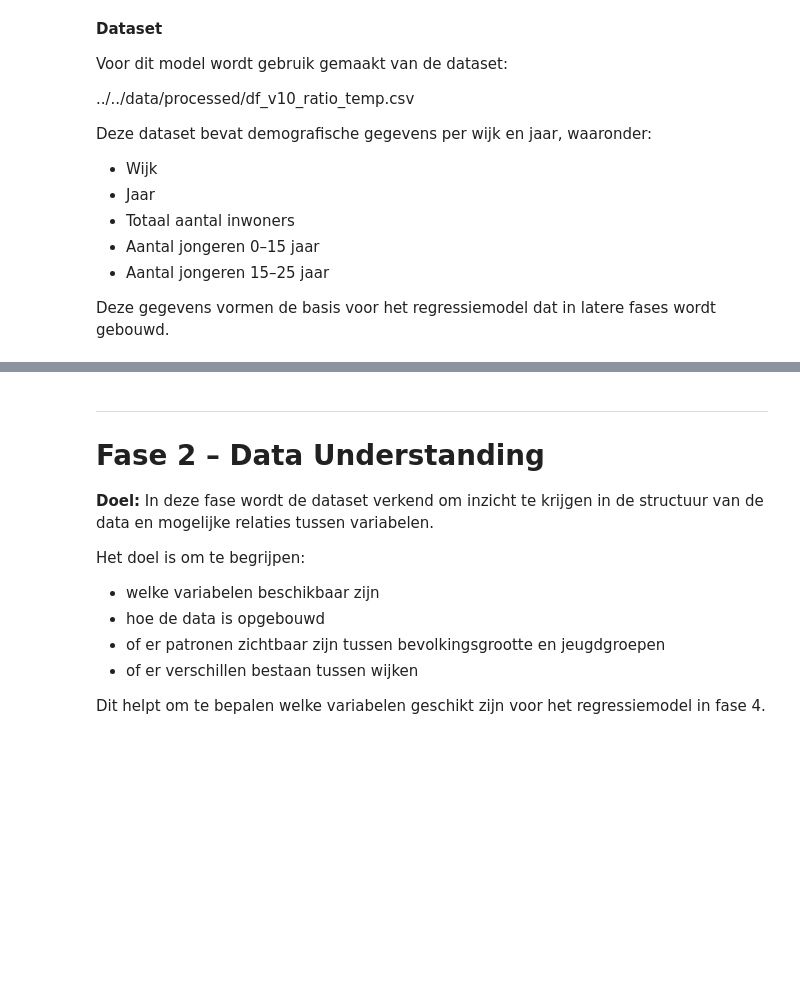
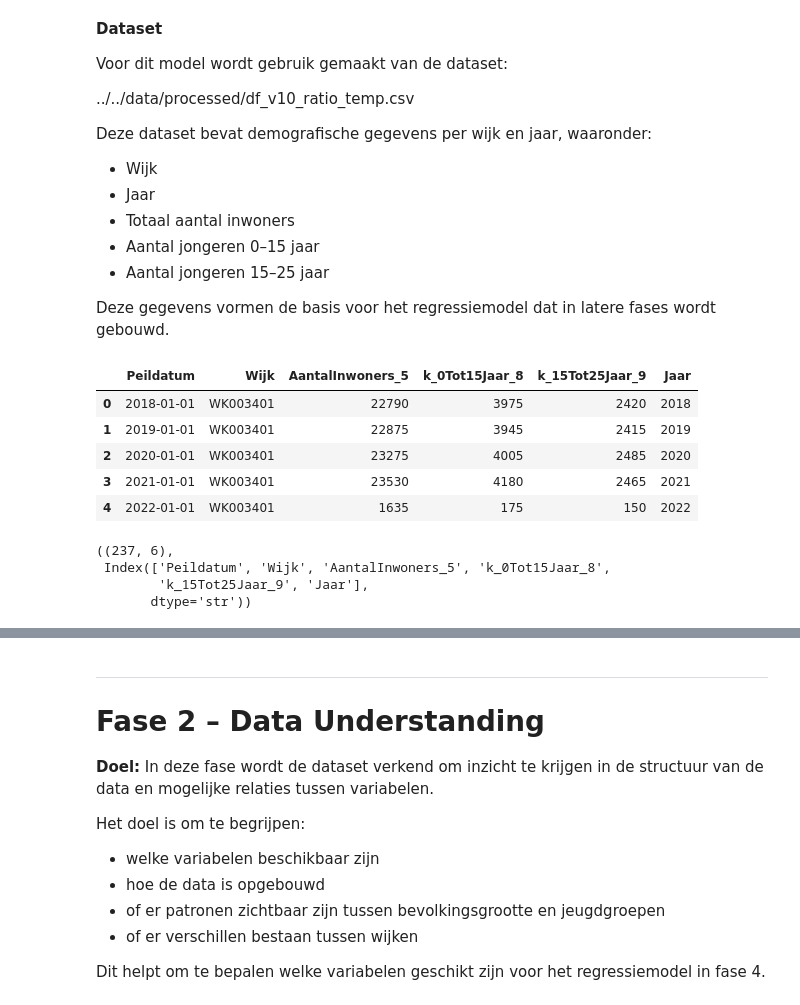
Before and after one commit to Ismael-991/almere-jeugd-voorspelling, a Jupyter notebook: notebooks/individual/Faysal_notebook.ipynb, the cells around one changed output, grey strips where cells are left out. Cells and saved outputs as stored; diff of their text form; code cells hidden in the pictures; blank space fills up the shorter version.

```diff
--- a/notebooks/individual/Faysal_notebook.ipynb
+++ b/notebooks/individual/Faysal_notebook.ipynb
@@ -67,3 +67,25 @@ Deze dataset bevat demografische gegevens per wijk en jaar, waaronder:
 - Aantal jongeren 15–25 jaar
 
 Deze gegevens vormen de basis voor het regressiemodel dat in latere fases wordt gebouwd.
+# %%
+import pandas as pd
+from pathlib import Path
+
+path = Path("../../data/processed/df_v6_clean_final.csv")
+
+df = pd.read_csv(path)
+df.head()
+# %% [output]
+|  | Peildatum | Wijk | AantalInwoners_5 | k_0Tot15Jaar_8 | k_15Tot25Jaar_9 | Jaar |
+| 0 | 2018-01-01 | WK003401 | 22790 | 3975 | 2420 | 2018 |
+| 1 | 2019-01-01 | WK003401 | 22875 | 3945 | 2415 | 2019 |
+| 2 | 2020-01-01 | WK003401 | 23275 | 4005 | 2485 | 2020 |
+| 3 | 2021-01-01 | WK003401 | 23530 | 4180 | 2465 | 2021 |
+| 4 | 2022-01-01 | WK003401 | 1635 | 175 | 150 | 2022 |
+# %%
+df.shape, df.columns
+# %% [output]
+((237, 6),
+ Index(['Peildatum', 'Wijk', 'AantalInwoners_5', 'k_0Tot15Jaar_8',
+        'k_15Tot25Jaar_9', 'Jaar'],
+       dtype='str'))
```
Also changed, not shown: parts of 31 cells of this notebook, 2 other files.
